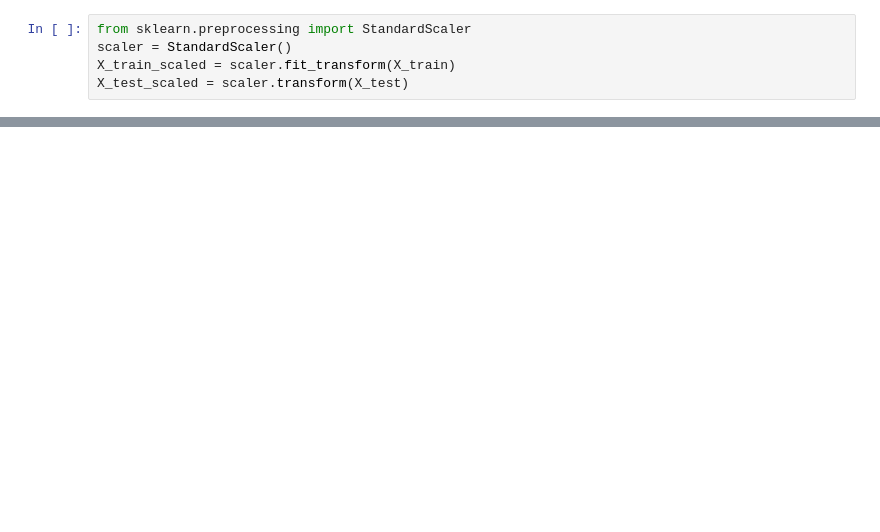
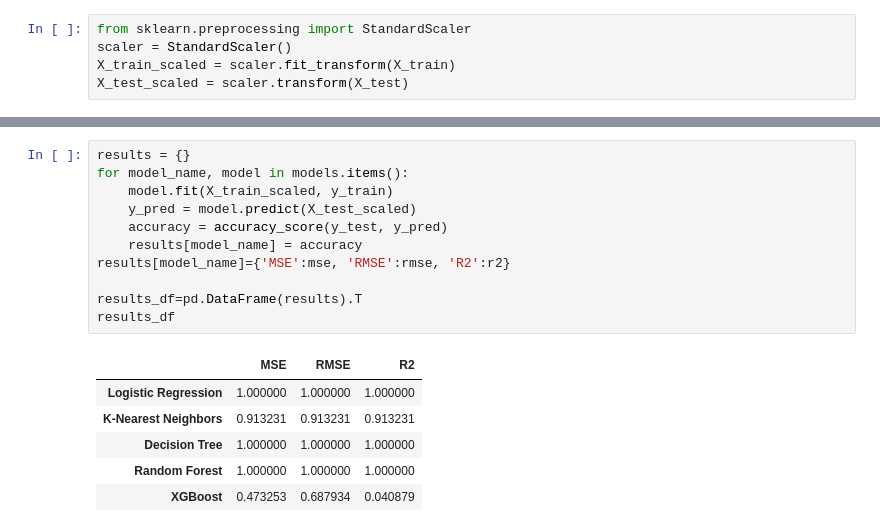
Before and after one commit to NMshoeb666/Neural-Nexus, a Jupyter notebook: MLfinals.ipynb, the cells around one changed output, grey strips where cells are left out. Cells and saved outputs as stored; diff of their text form; blank space fills up the shorter version.

```diff
--- a/MLfinals.ipynb
+++ b/MLfinals.ipynb
@@ -334,0 +333,18 @@ for model_name, model in models.items():
+# %%
+results = {}
+for model_name, model in models.items():
+    model.fit(X_train_scaled, y_train)
+    y_pred = model.predict(X_test_scaled)
+    accuracy = accuracy_score(y_test, y_pred)
+    results[model_name] = accuracy
+results[model_name]={'MSE':mse, 'RMSE':rmse, 'R2':r2}
+
+results_df=pd.DataFrame(results).T
+results_df
+# %% [output]
+|  | MSE | RMSE | R2 |
+| Logistic Regression | 1.000000 | 1.000000 | 1.000000 |
+| K-Nearest Neighbors | 0.913231 | 0.913231 | 0.913231 |
+| Decision Tree | 1.000000 | 1.000000 | 1.000000 |
+| Random Forest | 1.000000 | 1.000000 | 1.000000 |
+| XGBoost | 0.473253 | 0.687934 | 0.040879 |
```
Also changed, not shown: parts of 6 cells of this notebook.
